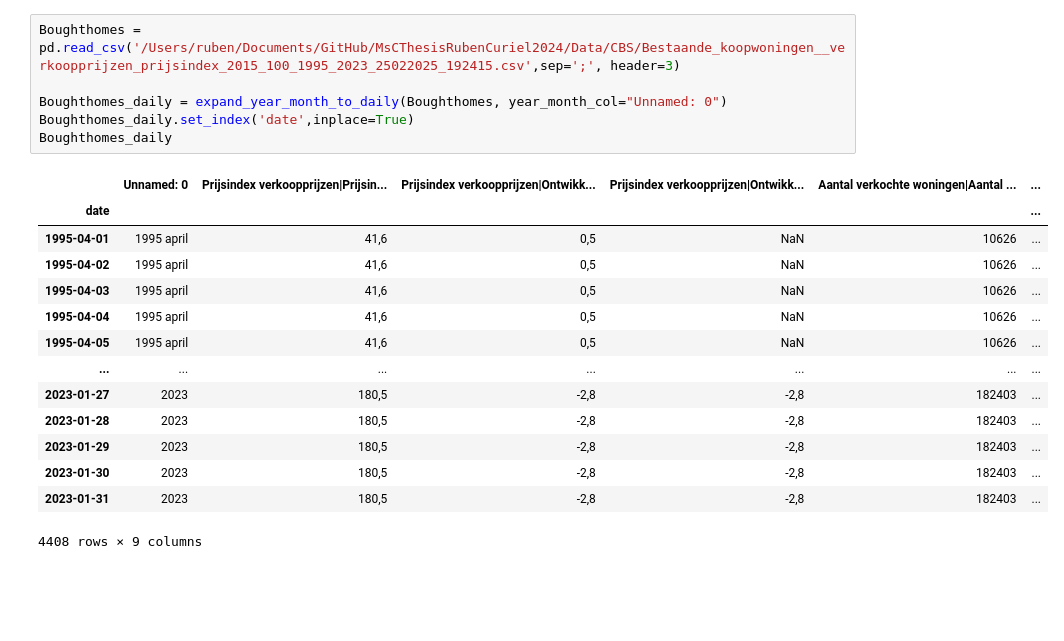
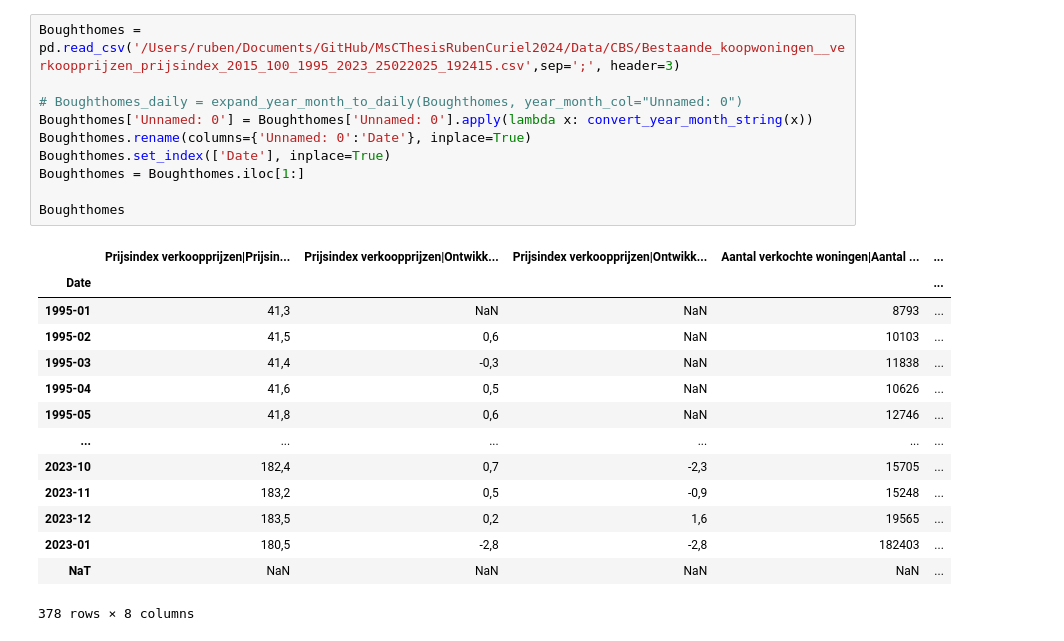
Before and after one commit to rzff/MsCThesisRubenCuriel2024, a Jupyter notebook: Code/EDA.ipynb, the cells around one changed output. Saved outputs shown, nothing was run; the diff lists cells and outputs as text; blank space fills up the shorter version.

```diff
--- a/Code/EDA.ipynb
+++ b/Code/EDA.ipynb
@@ -279,21 +329,25 @@ GdpProductionAndSpending_daily.set_index('date')
 # %%
 Boughthomes =  pd.read_csv('/Users/ruben/Documents/GitHub/MsCThesisRubenCuriel2024/Data/CBS/Bestaande_koopwoningen__verkoopprijzen_prijsindex_2015_100_1995_2023_25022025_192415.csv',sep=';', header=3)
 
-Boughthomes_daily = expand_year_month_to_daily(Boughthomes, year_month_col="Unnamed: 0")
-Boughthomes_daily.set_index('date',inplace=True)
-Boughthomes_daily
+# Boughthomes_daily = expand_year_month_to_daily(Boughthomes, year_month_col="Unnamed: 0")
+Boughthomes['Unnamed: 0'] = Boughthomes['Unnamed: 0'].apply(lambda x: convert_year_month_string(x))
+Boughthomes.rename(columns={'Unnamed: 0':'Date'}, inplace=True)
+Boughthomes.set_index(['Date'], inplace=True)
+Boughthomes = Boughthomes.iloc[1:]
+
+Boughthomes
 # %% [output]
-|  | Unnamed: 0 | Prijsindex verkoopprijzen|Prijsin... | Prijsindex verkoopprijzen|Ontwikk... | Prijsindex verkoopprijzen|Ontwikk... | Aantal verkochte woningen|Aantal ... | ... |
-| date |  |  |  |  |  | ... |
-| 1995-04-01 | 1995 april | 41,6 | 0,5 | NaN | 10626 | ... |
-| 1995-04-02 | 1995 april | 41,6 | 0,5 | NaN | 10626 | ... |
-| 1995-04-03 | 1995 april | 41,6 | 0,5 | NaN | 10626 | ... |
-| 1995-04-04 | 1995 april | 41,6 | 0,5 | NaN | 10626 | ... |
-| 1995-04-05 | 1995 april | 41,6 | 0,5 | NaN | 10626 | ... |
-| ... | ... | ... | ... | ... | ... | ... |
-| 2023-01-27 | 2023 | 180,5 | -2,8 | -2,8 | 182403 | ... |
-| 2023-01-28 | 2023 | 180,5 | -2,8 | -2,8 | 182403 | ... |
-| 2023-01-29 | 2023 | 180,5 | -2,8 | -2,8 | 182403 | ... |
-| 2023-01-30 | 2023 | 180,5 | -2,8 | -2,8 | 182403 | ... |
-| 2023-01-31 | 2023 | 180,5 | -2,8 | -2,8 | 182403 | ... |
+|  | Prijsindex verkoopprijzen|Prijsin... | Prijsindex verkoopprijzen|Ontwikk... | Prijsindex verkoopprijzen|Ontwikk... | Aantal verkochte woningen|Aantal ... | ... |
+| Date |  |  |  |  | ... |
+| 1995-01 | 41,3 | NaN | NaN | 8793 | ... |
+| 1995-02 | 41,5 | 0,6 | NaN | 10103 | ... |
+| 1995-03 | 41,4 | -0,3 | NaN | 11838 | ... |
+| 1995-04 | 41,6 | 0,5 | NaN | 10626 | ... |
+| 1995-05 | 41,8 | 0,6 | NaN | 12746 | ... |
+| ... | ... | ... | ... | ... | ... |
+| 2023-10 | 182,4 | 0,7 | -2,3 | 15705 | ... |
+| 2023-11 | 183,2 | 0,5 | -0,9 | 15248 | ... |
+| 2023-12 | 183,5 | 0,2 | 1,6 | 19565 | ... |
+| 2023-01 | 180,5 | -2,8 | -2,8 | 182403 | ... |
+| NaT | NaN | NaN | NaN | NaN | ... |
-4408 rows × 9 columns
+378 rows × 8 columns
```
Also changed, not shown: parts of 19 cells of this notebook, 22 other files.
